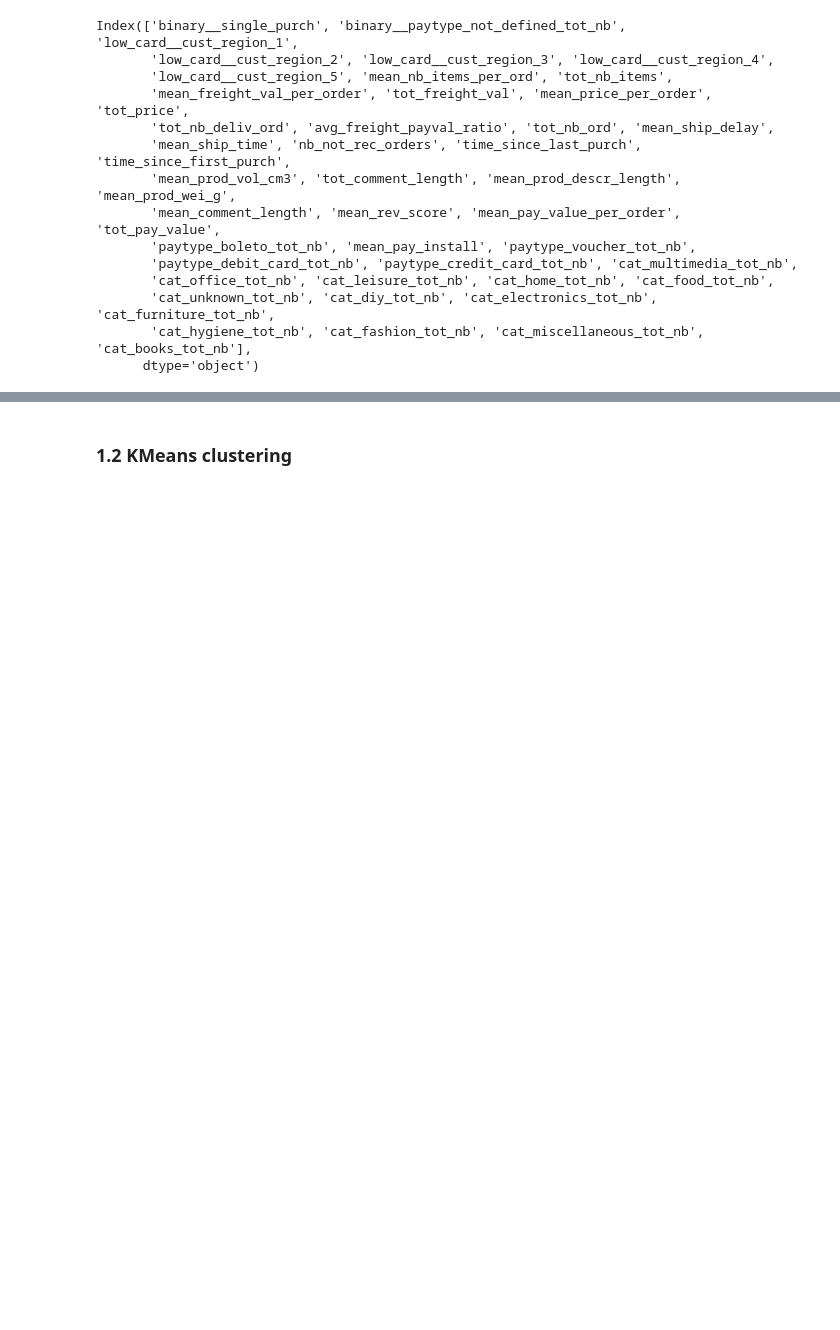
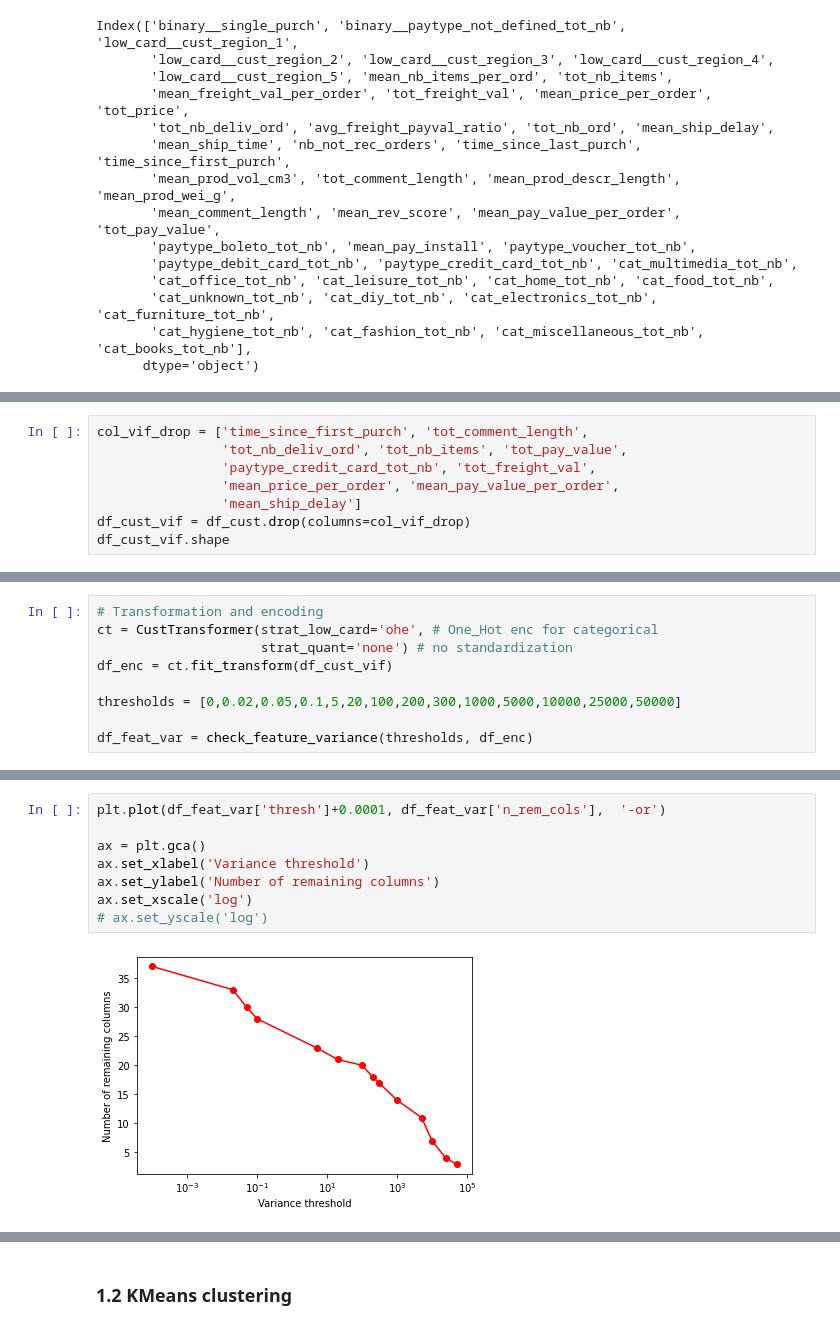
Before and after one commit to SmellyArmure/OC_DS_Project5, a Jupyter notebook: NOTEBOOKS/P5_Clustering.ipynb, the cells around one changed output, grey strips where cells are left out. Saved outputs shown, nothing was run; the diff lists cells and outputs as text; blank space fills up the shorter version.

```diff
--- a/NOTEBOOKS/P5_Clustering.ipynb
+++ b/NOTEBOOKS/P5_Clustering.ipynb
@@ -277,0 +274,8 @@ Index(['binary__single_purch', 'binary__paytype_not_defined_tot_nb', 'low_card__
+# %%
+col_vif_drop = ['time_since_first_purch', 'tot_comment_length',
+                'tot_nb_deliv_ord', 'tot_nb_items', 'tot_pay_value',
+                'paytype_credit_card_tot_nb', 'tot_freight_val',
+                'mean_price_per_order', 'mean_pay_value_per_order',
+                'mean_ship_delay']
+df_cust_vif = df_cust.drop(columns=col_vif_drop)
+df_cust_vif.shape
@@ -277,0 +288,9 @@ Index(['binary__single_purch', 'binary__paytype_not_defined_tot_nb', 'low_card__
+# %%
+# Transformation and encoding
+ct = CustTransformer(strat_low_card='ohe', # One_Hot enc for categorical
+                     strat_quant='none') # no standardization
+df_enc = ct.fit_transform(df_cust_vif)
+
+thresholds = [0,0.02,0.05,0.1,5,20,100,200,300,1000,5000,10000,25000,50000]
+
+df_feat_var = check_feature_variance(thresholds, df_enc)
@@ -277,0 +312,10 @@ Index(['binary__single_purch', 'binary__paytype_not_defined_tot_nb', 'low_card__
+# %%
+plt.plot(df_feat_var['thresh']+0.0001, df_feat_var['n_rem_cols'],  '-or')
+
+ax = plt.gca()
+ax.set_xlabel('Variance threshold')
+ax.set_ylabel('Number of remaining columns')
+ax.set_xscale('log')
+# ax.set_yscale('log')
+# %% [output]
+[figure, added]
```
Also changed, not shown: parts of 54 cells of this notebook, 1 other file.
